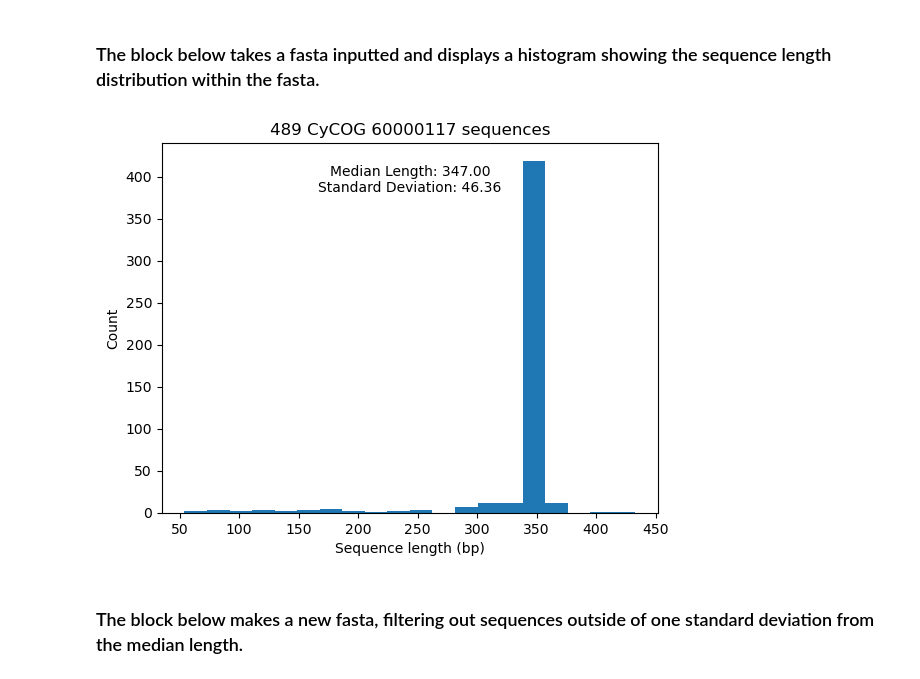
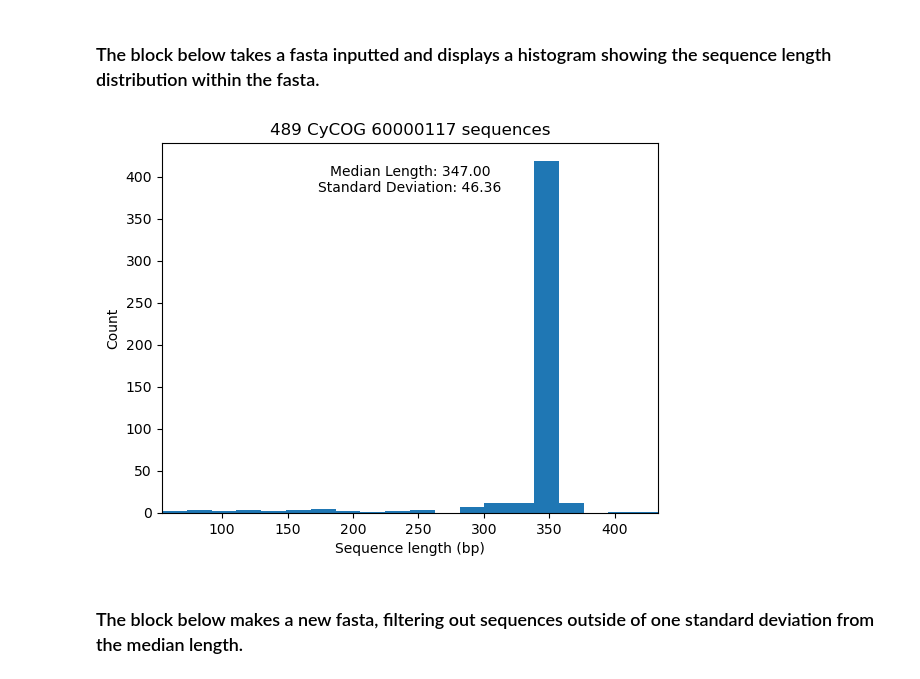
Before and after one commit to Jonahv11/cyano-serralysins, a Jupyter notebook: scripts/cycog-tree-tool/2-cycog_lengths/fasta_lengths.ipynb, the cells around one changed output. Drawn from its saved outputs; the diff is of its cells as text; code cells hidden in the pictures.

```diff
--- a/scripts/cycog-tree-tool/2-cycog_lengths/fasta_lengths.ipynb
+++ b/scripts/cycog-tree-tool/2-cycog_lengths/fasta_lengths.ipynb
@@ -8,33 +14,39 @@ import numpy as np
 # %% [markdown]
 ### The block below takes a fasta inputted and displays a histogram showing the sequence length distribution within the fasta.
 # %%
-
-# Define the FASTA file path
-fasta_file_path = "../1-get_cycog/data/CyCOG_60000117.prfg.faa"  # Add your FASTA file path here
 
 # Extract the number before the first dot in the file name
 cy_cog_number = os.path.basename(fasta_file_path).split("_")[1].split(".")[0]
 
 # Parse the FASTA file and get sequence lengths
 sizes = [len(rec) for rec in SeqIO.parse(fasta_file_path, "fasta")]
 
-# Calculate median and standard deviation
-median_length = np.median(sizes)
-std_dev = np.std(sizes)
+# Parse the input FASTA file and calculate median and standard deviation
+sequences = []
+for seq_record in SeqIO.parse(fasta_file_path, "fasta"):
+    sequences.append(seq_record)
+sequence_lengths = np.array([len(seq) for seq in sequences])
+median_length = np.median(sequence_lengths)
+std_dev = np.std(sequence_lengths)
+lower_lim = sequence_lengths.min()
+upper_lim = sequence_lengths.max()
+
+
 
 # Plot histogram
-pylab.hist(sizes, bins=20)
-pylab.title(f"{len(sizes)} CyCOG {cy_cog_number} sequences")
-pylab.xlabel("Sequence length (bp)")
-pylab.ylabel("Count")
+plt.hist(sizes, bins=20)
+plt.title(f"{len(sizes)} CyCOG {cy_cog_number} sequences")
+plt.xlabel("Sequence length (bp)")
+plt.ylabel("Count")
+plt.xlim((lower_lim,upper_lim))
 
 # Annotate median and standard deviation on the histogram
-pylab.text(0.5, 0.9, f'Median Length: {median_length:.2f}\nStandard Deviation: {std_dev:.2f}',
-           horizontalalignment='center', verticalalignment='center', transform=pylab.gca().transAxes)
+plt.text(0.5, 0.9, f'Median Length: {median_length:.2f}\nStandard Deviation: {std_dev:.2f}',
+           horizontalalignment='center', verticalalignment='center', transform=plt.gca().transAxes)
 
-pylab.show()
+plt.show()
 # %% [output]
-[figure, old version]
+[figure, new version]
 # %% [markdown]
 ### The block below makes a new fasta, filtering out sequences outside of one standard deviation from the median length.
 # %%
```
Also changed, not shown: parts of 4 cells of this notebook.
